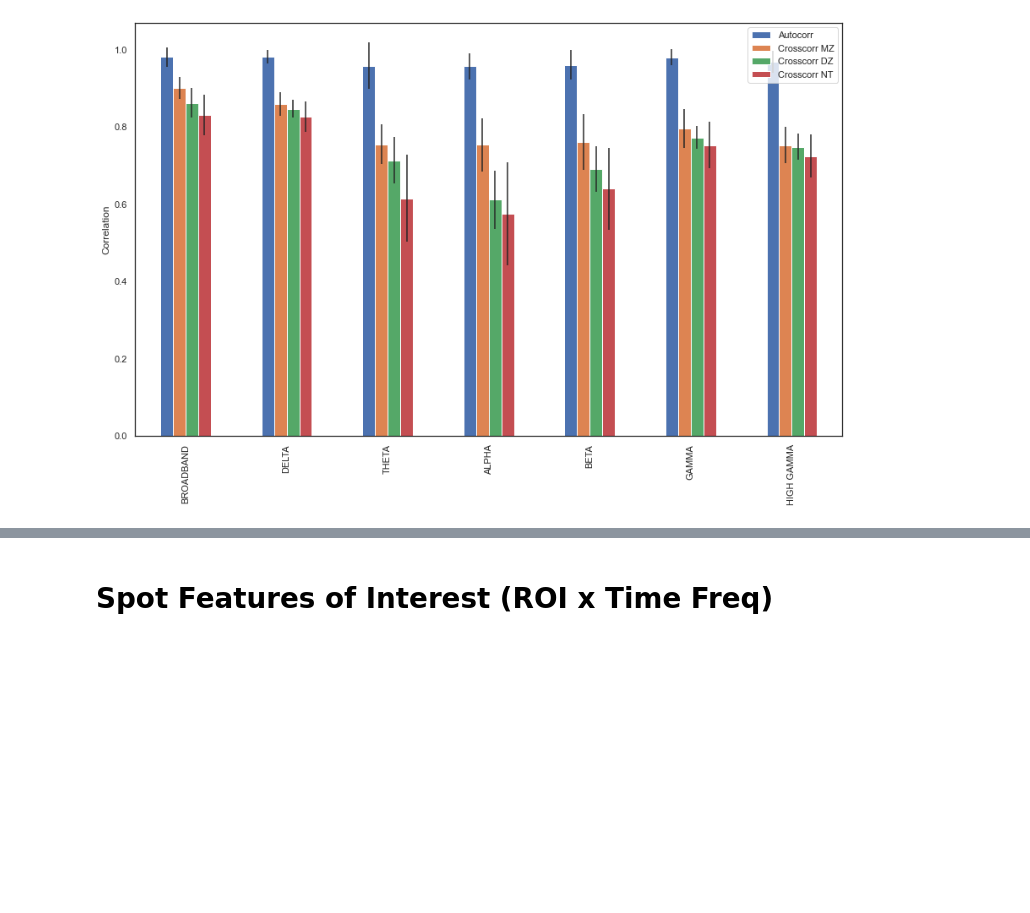
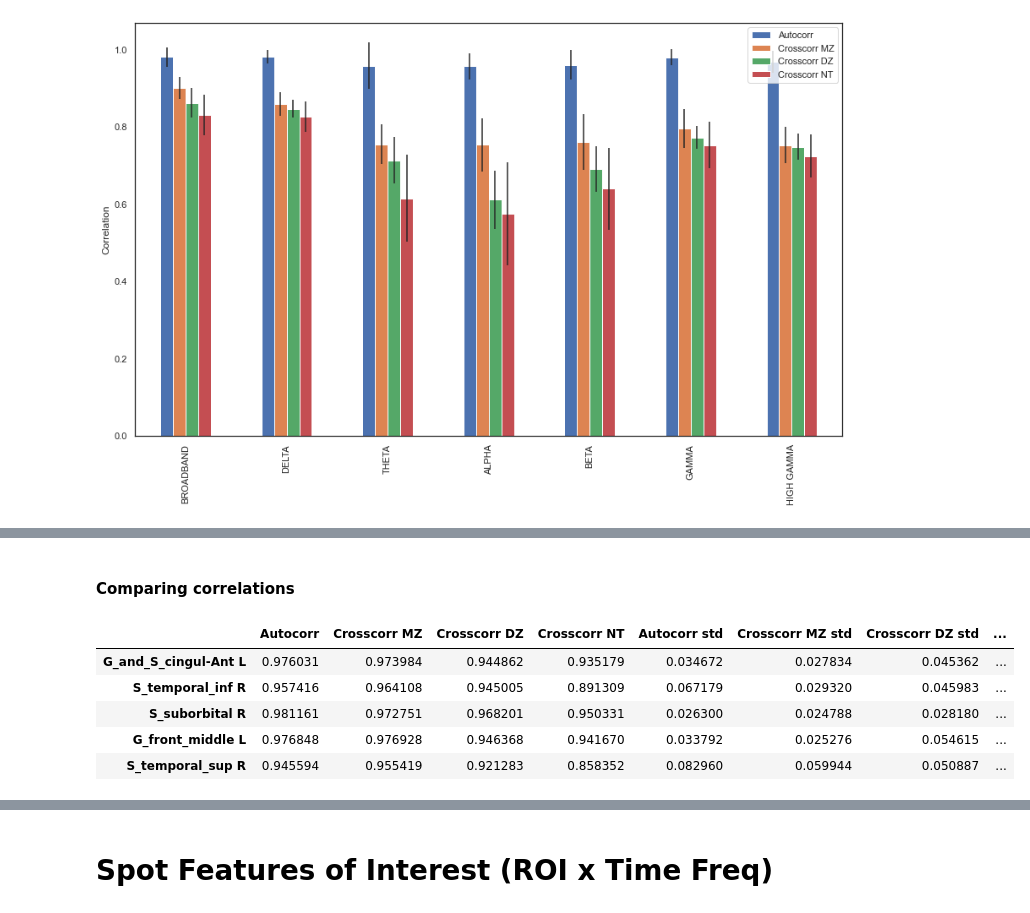
Before and after one commit to Epideixx/Fingerprints_Twins, a Jupyter notebook: PSD_processing.ipynb, the cells around one changed output, grey strips where cells are left out. Drawn from its saved outputs; the diff is of its cells as text; code cells hidden in the pictures; blank space fills up the shorter version.

```diff
--- a/PSD_processing.ipynb
+++ b/PSD_processing.ipynb
@@ -698,0 +694,73 @@ Text(0, 0.5, 'Correlation')
+# %% [markdown]
+#### Comparing correlations
+# %%
+df = []
+
+# MZ
+mask_MZ = [True if subj_id in ids_MZ else False for subj_id in record_A.index]
+record_A_MZ_roi = record_A[mask_MZ].reindex(ids_MZ)
+record_B_MZ_roi = record_B[mask_MZ].reindex(ids_MZ)
+
+corr_MZ_roi = corr_multi_subjects(record_A_MZ_roi, record_B_MZ_roi, plot = False)
+
+# DZ
+mask_DZ = [True if subj_id in ids_DZ else False for subj_id in record_A.index]
+record_A_DZ_roi = record_A[mask_DZ].reindex(ids_DZ)
+record_B_DZ_roi = record_B[mask_DZ].reindex(ids_DZ)
+
+corr_DZ_roi = corr_multi_subjects(record_A_DZ_roi, record_B_DZ_roi, plot = False)
+
+# NT
+mask_NT = [True if subj_id in ids_NT else False for subj_id in record_A.index]
+record_A_NT_roi = record_A[mask_NT].reindex(ids_NT)
+record_B_NT_roi = record_B[mask_NT].reindex(ids_NT)
+
+corr_only_NT_roi = corr_multi_subjects(record_A_NT_roi, record_B, plot = False)
+corr_NT_roi = corr_multi_subjects(record_A_NT_roi, record_B, plot = False)
+
+# Final
+autocorr_moy, cross_corr_MZ_moy, cross_corr_DZ_moy, cross_corr_NT_moy, autocorr_std, cross_corr_MZ_std, cross_corr_DZ_std, cross_corr_NT_std  = eval_correlations(corr_MZ_roi, corr_DZ_roi, corr_NT_roi, corr_only_NT_roi)
+df.append([autocorr_moy, cross_corr_MZ_moy, cross_corr_DZ_moy, cross_corr_NT_moy, autocorr_std, cross_corr_MZ_std, cross_corr_DZ_std, cross_corr_NT_std])
+
+
+for roi in tqdm(list_ROI, total = len(list_ROI)) :
+
+    columns_roi = [c for c in record_A.columns if re.match(roi, c)]
+    record_A_roi = record_A[columns_roi]
+    record_B_roi = record_B[columns_roi]
+
+    # MZ
+    mask_MZ = [True if subj_id in ids_MZ else False for subj_id in record_A.index]
+    record_A_MZ_roi = record_A_roi[mask_MZ].reindex(ids_MZ)
+    record_B_MZ_roi = record_B_roi[mask_MZ].reindex(ids_MZ)
+
+    corr_MZ_roi = corr_multi_subjects(record_A_MZ_roi, record_B_MZ_roi, plot = False)
+
+    # DZ
+    mask_DZ = [True if subj_id in ids_DZ else False for subj_id in record_A.index]
+    record_A_DZ_roi = record_A_roi[mask_DZ].reindex(ids_DZ)
+    record_B_DZ_roi = record_B_roi[mask_DZ].reindex(ids_DZ)
+
+    corr_DZ_roi = corr_multi_subjects(record_A_DZ_roi, record_B_DZ_roi, plot = False)
+
+    # NT
+    mask_NT = [True if subj_id in ids_NT else False for subj_id in record_A.index]
+    record_A_NT_roi = record_A_roi[mask_NT].reindex(ids_NT)
+    record_B_NT_roi = record_B_roi[mask_NT].reindex(ids_NT)
+
+    corr_only_NT_roi = corr_multi_subjects(record_A_NT_roi, record_B_roi, plot = False)
+    corr_NT_roi = corr_multi_subjects(record_A_NT_roi, record_B_roi, plot = False)
+
+    # Final
+    autocorr_moy, cross_corr_MZ_moy, cross_corr_DZ_moy, cross_corr_NT_moy, autocorr_std, cross_corr_MZ_std, cross_corr_DZ_std, cross_corr_NT_std  = eval_correlations(corr_MZ_roi, corr_DZ_roi, corr_NT_roi, corr_only_NT_roi)
+    df.append([autocorr_moy, cross_corr_MZ_moy, cross_corr_DZ_moy, cross_corr_NT_moy, autocorr_std, cross_corr_MZ_std, cross_corr_DZ_std, cross_corr_NT_std])
+
+df = pd.DataFrame(df, index=["Full_brain"] + list_ROI, columns=["Autocorr", "Crosscorr MZ", "Crosscorr DZ", "Crosscorr NT", "Autocorr std", "Crosscorr MZ std", "Crosscorr DZ std", "Crosscorr NT std"])
+df.head()
+# %% [output]
+|  | Autocorr | Crosscorr MZ | Crosscorr DZ | Crosscorr NT | Autocorr std | Crosscorr MZ std | Crosscorr DZ std | ... |
+| G_and_S_cingul-Ant L | 0.976031 | 0.973984 | 0.944862 | 0.935179 | 0.034672 | 0.027834 | 0.045362 | ... |
+| S_temporal_inf R | 0.957416 | 0.964108 | 0.945005 | 0.891309 | 0.067179 | 0.029320 | 0.045983 | ... |
+| S_suborbital R | 0.981161 | 0.972751 | 0.968201 | 0.950331 | 0.026300 | 0.024788 | 0.028180 | ... |
+| G_front_middle L | 0.976848 | 0.976928 | 0.946368 | 0.941670 | 0.033792 | 0.025276 | 0.054615 | ... |
+| S_temporal_sup R | 0.945594 | 0.955419 | 0.921283 | 0.858352 | 0.082960 | 0.059944 | 0.050887 | ... |
```
Also changed, not shown: parts of 18 cells of this notebook.
